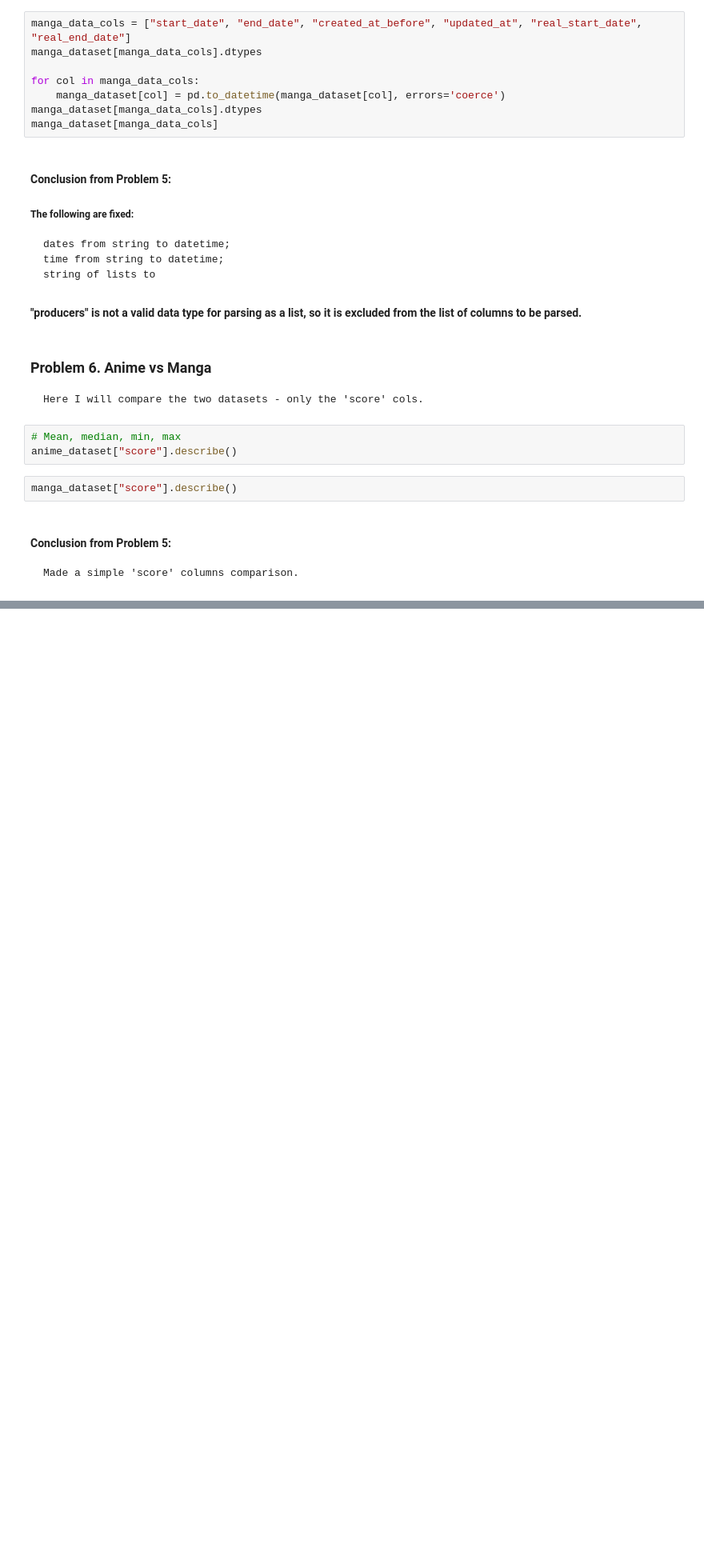
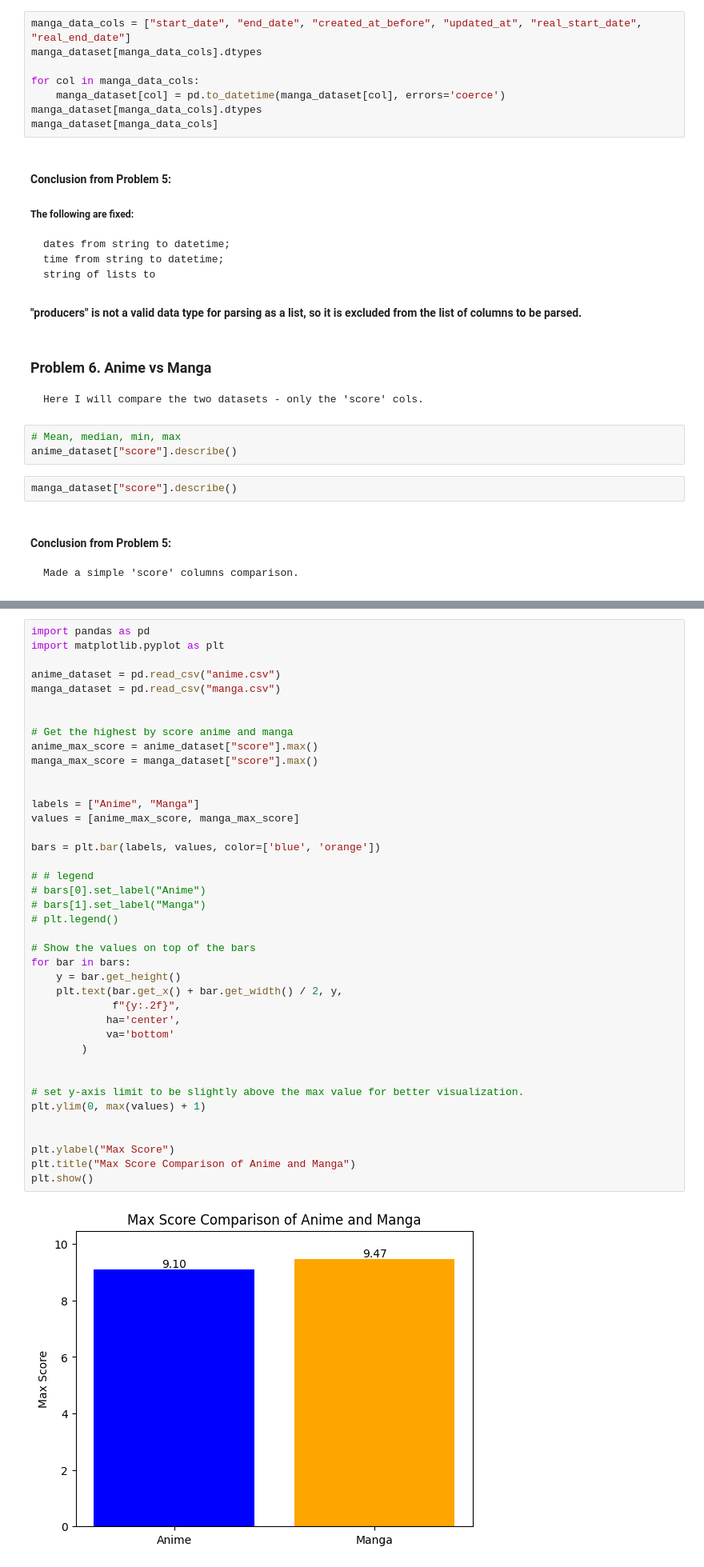
Before and after one commit to Zeus097/data-science, a Jupyter notebook: 01-B_Exercise_W_wt_Data/data_extraction.ipynb, the cells around one changed output, grey strips where cells are left out. Shown at 80% size. Saved outputs shown, nothing was run; the diff lists cells and outputs as text; blank space fills up the shorter version.

```diff
--- a/01-B_Exercise_W_wt_Data/data_extraction.ipynb
+++ b/01-B_Exercise_W_wt_Data/data_extraction.ipynb
@@ -291,0 +308,42 @@ manga_dataset["score"].describe()
+# %%
+import pandas as pd
+import matplotlib.pyplot as plt
+
+anime_dataset = pd.read_csv("anime.csv")
+manga_dataset = pd.read_csv("manga.csv")
+
+
+# Get the highest by score anime and manga
+anime_max_score = anime_dataset["score"].max()
+manga_max_score = manga_dataset["score"].max()
+
+
+labels = ["Anime", "Manga"]
+values = [anime_max_score, manga_max_score]
+
+bars = plt.bar(labels, values, color=['blue', 'orange'])
+
+# # legend
+# bars[0].set_label("Anime")
+# bars[1].set_label("Manga")
+# plt.legend()
+
+# Show the values on top of the bars
+for bar in bars:
+    y = bar.get_height()
+    plt.text(bar.get_x() + bar.get_width() / 2, y,
+             f"{y:.2f}",
+            ha='center',
+            va='bottom'
+        )
+
+
+# set y-axis limit to be slightly above the max value for better visualization.
+plt.ylim(0, max(values) + 1)
+
+
+plt.ylabel("Max Score")
+plt.title("Max Score Comparison of Anime and Manga")
+plt.show()
+# %% [output]
+[figure, added]
```
Also changed, not shown: parts of 6 cells of this notebook.
